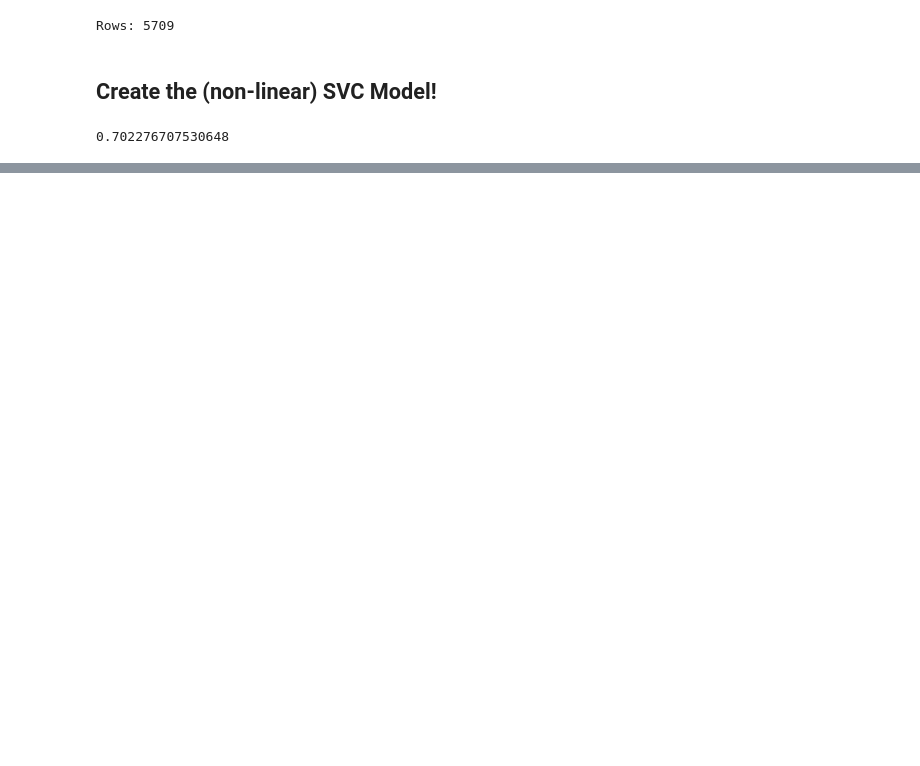
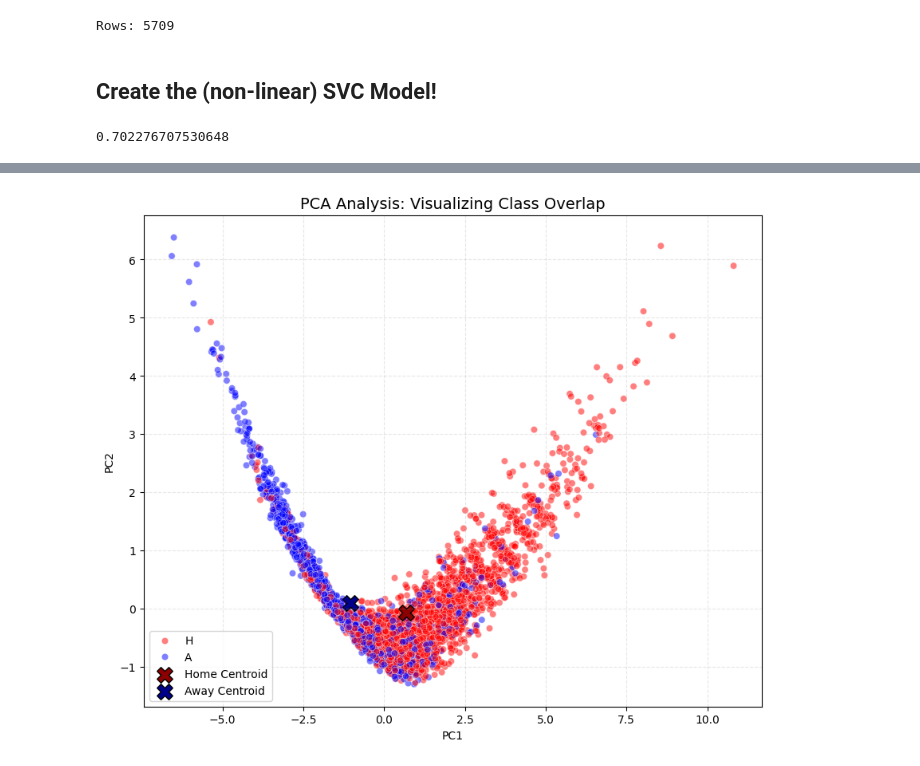
Before and after one commit to Josiah-MSOE/AI-Tools-Final-Project, a Jupyter notebook: SVC_Model_Josiah.ipynb, the cells around one changed output, grey strips where cells are left out. Drawn from its saved outputs; the diff is of its cells as text; code cells hidden in the pictures; blank space fills up the shorter version.

```diff
--- a/SVC_Model_Josiah.ipynb
+++ b/SVC_Model_Josiah.ipynb
@@ -193,0 +197,75 @@ plt.show()
+# %%
+# 1. Feature Engineering (The "Diff" variables that reveal the noise)
+# Use your main dataframe variable (e.g., df or matches)
+df_pca = premier_results.copy()
+df_pca = df_pca[df_pca['FTResult'] != 'D'] # Remove draws
+
+# Create the engineered features
+df_pca['Elo_Diff'] = df_pca['HomeElo'] - df_pca['AwayElo']
+df_pca['Form_Diff'] = df_pca['Form5Home'] - df_pca['Form5Away']
+df_pca['Odds_Ratio'] = df_pca['OddAway'] / df_pca['OddHome']
+
+# Select features and clean
+features = ['Elo_Diff', 'Form_Diff', 'Odds_Ratio', 'OddHome', 'OddAway']
+df_pca = df_pca.dropna(subset=features)
+
+X_pca_data = df_pca[features]
+y_pca_data = df_pca['FTResult']
+
+# 2. Scale & Transform (StandardScaler is required for PCA)
+from sklearn.preprocessing import StandardScaler
+from sklearn.decomposition import PCA
+
+scaler = StandardScaler()
+X_scaled_pca = scaler.fit_transform(X_pca_data)
+
+pca = PCA(n_components=2)
+principal_components = pca.fit_transform(X_scaled_pca)
+
+# 3. Create Plotting DataFrame
+# 1. Create Plotting DataFrame
+pca_df = pd.DataFrame(data=principal_components, columns=['PC1', 'PC2'])
+
+# --- THE FIX: Use .values to ignore index mismatch ---
+# This ensures the rows align by position, not by the old index numbers
+raw_results = y_pca_data.values if hasattr(y_pca_data, 'values') else y_pca_data
+pca_df['Result'] = raw_results
+
+# 2. Robust Mapping (Handles 0/1 integers OR 'H'/'A' strings)
+# We convert to string first so the map works for both types
+pca_df['Result'] = pca_df['Result'].astype(str).map({
+    '1': 'H', '1.0': 'H', 'H': 'H',
+    '0': 'A', '0.0': 'A', 'A': 'A'
+})
+
+# Drop any rows where mapping failed (just in case)
+pca_df = pca_df.dropna(subset=['Result'])
+
+# 3. Generate the "Purple Fog" Plot
+plt.figure(figsize=(10, 8))
+sns.scatterplot(
+    x='PC1',
+    y='PC2',
+    hue='Result',
+    data=pca_df,
+    palette={'H': 'red', 'A': 'blue'},
+    alpha=0.5
+)
+
+# Add Centroids for clarity
+centroids = pca_df.groupby('Result')[['PC1', 'PC2']].mean()
+
+# Check if keys exist before plotting to prevent KeyError
+if 'H' in centroids.index:
+    plt.scatter(centroids.loc['H', 'PC1'], centroids.loc['H', 'PC2'],
+                c='darkred', s=200, marker='X', edgecolors='black', label='Home Centroid')
+if 'A' in centroids.index:
+    plt.scatter(centroids.loc['A', 'PC1'], centroids.loc['A', 'PC2'],
+                c='darkblue', s=200, marker='X', edgecolors='black', label='Away Centroid')
+
+plt.title('PCA Analysis: Visualizing Class Overlap', fontsize=14)
+plt.legend()
+plt.grid(True, linestyle='--', alpha=0.3)
+plt.show()
+# %% [output]
+[figure, added]
```
Also changed, not shown: parts of 4 cells of this notebook, 3 other files.
